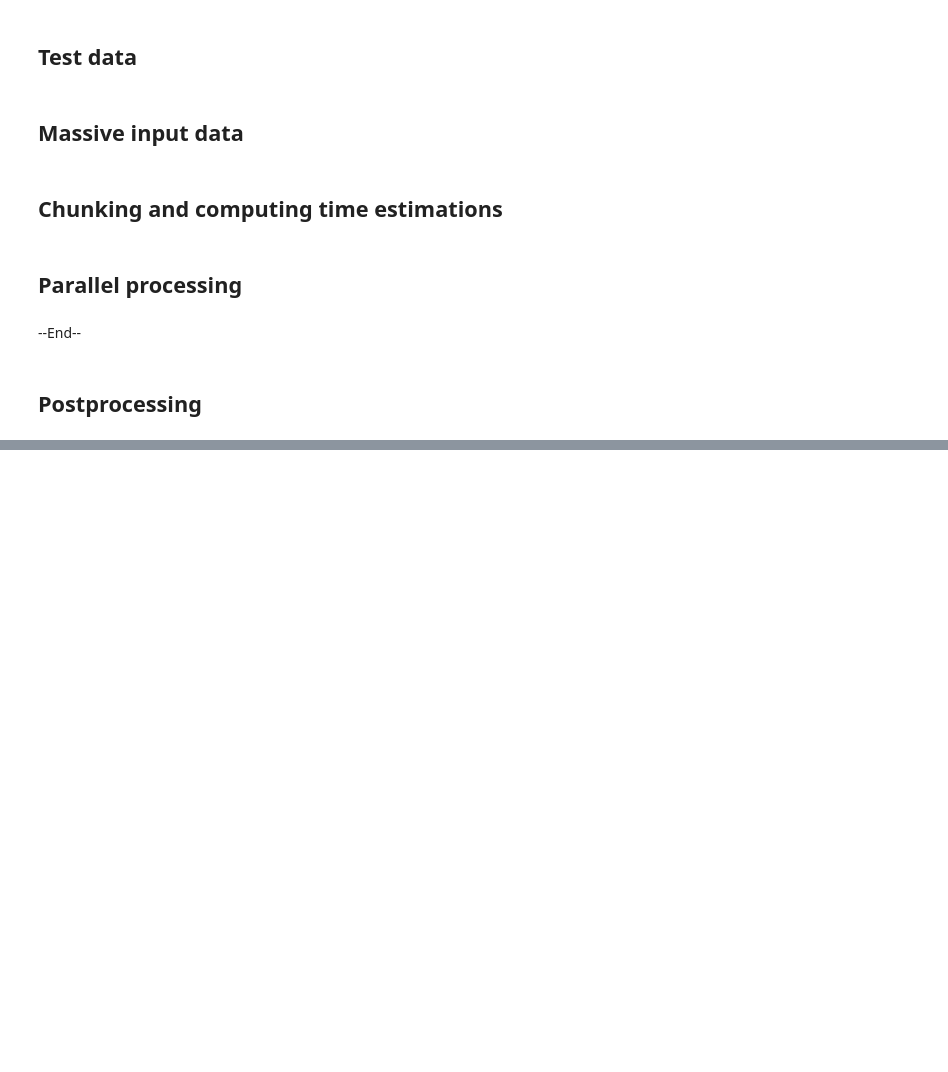
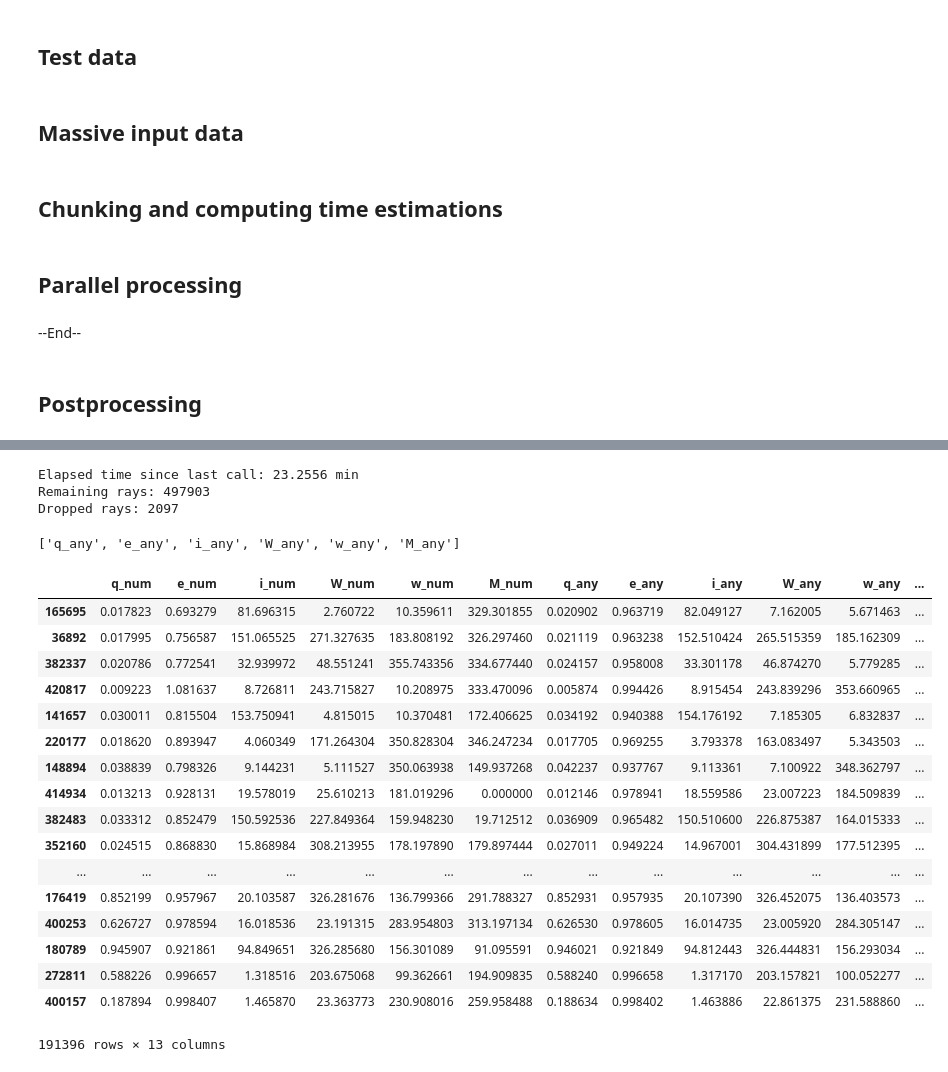
Before and after one commit to seap-udea/GRT, a Jupyter notebook: dev/GRT-ParallelProcessing.ipynb, the cells around one changed output, grey strips where cells are left out. Saved outputs shown, nothing was run; the diff lists cells and outputs as text; code cells hidden in the pictures; blank space fills up the shorter version.

```diff
--- a/dev/GRT-ParallelProcessing.ipynb
+++ b/dev/GRT-ParallelProcessing.ipynb
@@ -249,0 +280,15 @@ Elapsed time since last call: 15.4892 min
+# %%
+dt=elTime(0)
+#Read GRT2 results
+data_grt2=pd.read_csv("../tmp/rays_parallel_earth.csv.gz",compression='gzip')
+print(f"{len(data_grt2)} points for GRT2")
+#Read GRT1 results
+grt1_columns=["et","x","y","z","vx","vy","vz","r","v","q","e","i","W","w","M","t0","mu","iray"]
+raw_grt1=np.loadtxt("../tmp/orbits-earth.dat.gz")
+data_grt1=pd.DataFrame(raw_grt1,columns=grt1_columns)
+data_grt1=data_grt1.astype({'iray':'int32'})
+data_grt1.set_index("iray",inplace=True)
+data_grt1.sort_index(inplace=True)
+data_grt1["q"]/=(Const.au/Const.km)
+data_grt1["M"]=np.mod(data_grt1["M"],360.0)
+print(f"{len(data_grt1)} points for GRT1")
@@ -249,0 +446,30 @@ Elapsed time since last call: 15.4892 min
+# %%
+dt=elTime(0)
+mdata_grt["DZ"]=-1
+mdata_coll=pd.DataFrame([],columns=mdata_grt.columns)
+icoll=0
+drop=[]
+for i,index in enumerate(tqdm(mdata_grt2.index)):
+    E1=mdata_grt1.loc[index][["q","e","i","W","w","M"]].values*np.array([1,1,Angle.Deg,Angle.Deg,Angle.Deg,Angle.Deg])
+    E2=mdata_grt2.loc[index][["q","e","i","W","w","M"]].values*np.array([1,1,Angle.Deg,Angle.Deg,Angle.Deg,Angle.Deg])
+    if E1[0]==0 or E2[0]==0:
+        #print(f"Collision in {index}...")
+        mdata_coll=mdata_coll.append(mdata_grt.loc[index])
+        drop+=[index]
+        icoll+=1
+        #if icoll>3:break
+        continue
+    #print("Numerical:",E1)
+    #print("Analytical:",E2)
+    Dz=Spice.zappalaDistance(E1[:5],E2[:5])
+    mdata_grt.loc[index,"DZ"]=Dz
+    #if index>100:break
+dt=elTime(1)
+#Drop collisions
+mdata_grt=mdata_grt.drop(drop)
+print(f"Remaining rays: {len(mdata_grt)}")
+print(f"Dropped rays: {len(mdata_coll)}")
+# %% [output]
+Elapsed time since last call: 23.2556 min
+Remaining rays: 497903
+Dropped rays: 2097
@@ -249,0 +478,27 @@ Elapsed time since last call: 15.4892 min
+# %%
+mdata_grt_bound=mdata_grt[mdata_grt["e_any"]<1]
+# %%
+list(ncols2.values())
+# %% [output]
+['q_any', 'e_any', 'i_any', 'W_any', 'w_any', 'M_any']
+# %%
+mdata_grt_bound.sort_values(by="DZ",ascending=False)[ncols1+list(ncols2.values())+["DZ"]]
+# %% [output]
+|  | q_num | e_num | i_num | W_num | w_num | M_num | q_any | e_any | i_any | W_any | w_any | ... |
+| 165695 | 0.017823 | 0.693279 | 81.696315 | 2.760722 | 10.359611 | 329.301855 | 0.020902 | 0.963719 | 82.049127 | 7.162005 | 5.671463 | ... |
+| 36892 | 0.017995 | 0.756587 | 151.065525 | 271.327635 | 183.808192 | 326.297460 | 0.021119 | 0.963238 | 152.510424 | 265.515359 | 185.162309 | ... |
+| 382337 | 0.020786 | 0.772541 | 32.939972 | 48.551241 | 355.743356 | 334.677440 | 0.024157 | 0.958008 | 33.301178 | 46.874270 | 5.779285 | ... |
+| 420817 | 0.009223 | 1.081637 | 8.726811 | 243.715827 | 10.208975 | 333.470096 | 0.005874 | 0.994426 | 8.915454 | 243.839296 | 353.660965 | ... |
+| 141657 | 0.030011 | 0.815504 | 153.750941 | 4.815015 | 10.370481 | 172.406625 | 0.034192 | 0.940388 | 154.176192 | 7.185305 | 6.832837 | ... |
+| 220177 | 0.018620 | 0.893947 | 4.060349 | 171.264304 | 350.828304 | 346.247234 | 0.017705 | 0.969255 | 3.793378 | 163.083497 | 5.343503 | ... |
+| 148894 | 0.038839 | 0.798326 | 9.144231 | 5.111527 | 350.063938 | 149.937268 | 0.042237 | 0.937767 | 9.113361 | 7.100922 | 348.362797 | ... |
+| 414934 | 0.013213 | 0.928131 | 19.578019 | 25.610213 | 181.019296 | 0.000000 | 0.012146 | 0.978941 | 18.559586 | 23.007223 | 184.509839 | ... |
+| 382483 | 0.033312 | 0.852479 | 150.592536 | 227.849364 | 159.948230 | 19.712512 | 0.036909 | 0.965482 | 150.510600 | 226.875387 | 164.015333 | ... |
+| 352160 | 0.024515 | 0.868830 | 15.868984 | 308.213955 | 178.197890 | 179.897444 | 0.027011 | 0.949224 | 14.967001 | 304.431899 | 177.512395 | ... |
+| ... | ... | ... | ... | ... | ... | ... | ... | ... | ... | ... | ... | ... |
+| 176419 | 0.852199 | 0.957967 | 20.103587 | 326.281676 | 136.799366 | 291.788327 | 0.852931 | 0.957935 | 20.107390 | 326.452075 | 136.403573 | ... |
+| 400253 | 0.626727 | 0.978594 | 16.018536 | 23.191315 | 283.954803 | 313.197134 | 0.626530 | 0.978605 | 16.014735 | 23.005920 | 284.305147 | ... |
+| 180789 | 0.945907 | 0.921861 | 94.849651 | 326.285680 | 156.301089 | 91.095591 | 0.946021 | 0.921849 | 94.812443 | 326.444831 | 156.293034 | ... |
+| 272811 | 0.588226 | 0.996657 | 1.318516 | 203.675068 | 99.362661 | 194.909835 | 0.588240 | 0.996658 | 1.317170 | 203.157821 | 100.052277 | ... |
+| 400157 | 0.187894 | 0.998407 | 1.465870 | 23.363773 | 230.908016 | 259.958488 | 0.188634 | 0.998402 | 1.463886 | 22.861375 | 231.588860 | ... |
+191396 rows × 13 columns
```
Also changed, not shown: parts of 31 cells of this notebook, 12 other files.
